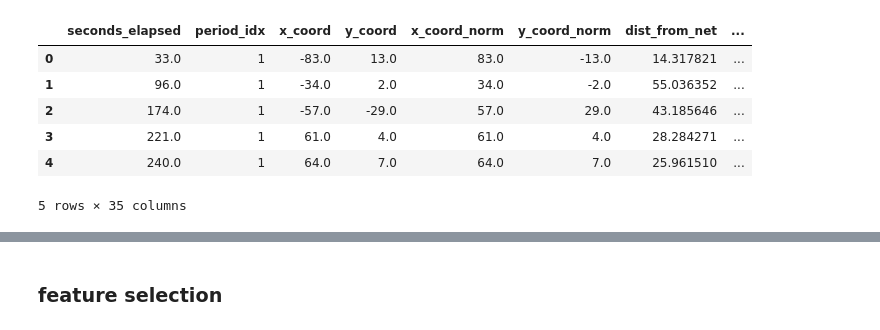
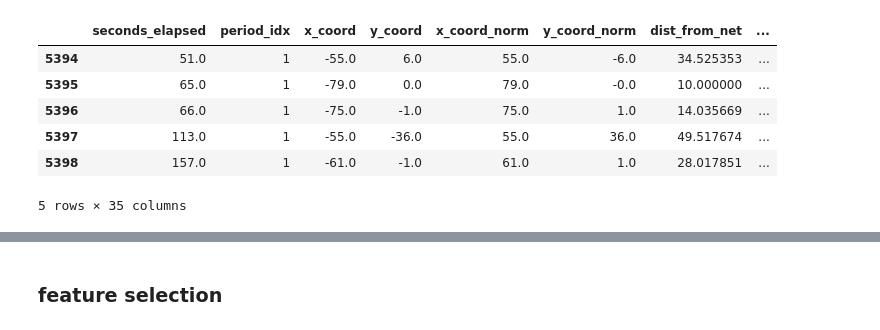
Before and after one commit to DS-IFT6750-project-collaboration/Hockey-all-star-analytics, a Jupyter notebook: Question_6 advanced models.ipynb, the cells around one changed output, grey strips where cells are left out. Drawn from its saved outputs; the diff is of its cells as text; code cells hidden in the pictures.

```diff
--- a/Question_6 advanced models.ipynb
+++ b/Question_6 advanced models.ipynb
@@ -26,13 +27,14 @@ from sklearn.model_selection import RandomizedSearchCV
 import pickle
 # %%
 df = pd.read_csv("./data/processed/plays_2015-2020.csv", index_col=False)
+df, test_df = split_dataset(df)
 advanced_df = advanced_features(df)
 advanced_df.head()
 # %% [output]
 |  | seconds_elapsed | period_idx | x_coord | y_coord | x_coord_norm | y_coord_norm | dist_from_net | ... |
-| 0 | 33.0 | 1 | -83.0 | 13.0 | 83.0 | -13.0 | 14.317821 | ... |
-| 1 | 96.0 | 1 | -34.0 | 2.0 | 34.0 | -2.0 | 55.036352 | ... |
-| 2 | 174.0 | 1 | -57.0 | -29.0 | 57.0 | 29.0 | 43.185646 | ... |
-| 3 | 221.0 | 1 | 61.0 | 4.0 | 61.0 | 4.0 | 28.284271 | ... |
-| 4 | 240.0 | 1 | 64.0 | 7.0 | 64.0 | 7.0 | 25.961510 | ... |
+| 5394 | 51.0 | 1 | -55.0 | 6.0 | 55.0 | -6.0 | 34.525353 | ... |
+| 5395 | 65.0 | 1 | -79.0 | 0.0 | 79.0 | -0.0 | 10.000000 | ... |
+| 5396 | 66.0 | 1 | -75.0 | -1.0 | 75.0 | 1.0 | 14.035669 | ... |
+| 5397 | 113.0 | 1 | -55.0 | -36.0 | 55.0 | 36.0 | 49.517674 | ... |
+| 5398 | 157.0 | 1 | -61.0 | -1.0 | 61.0 | 1.0 | 28.017851 | ... |
 5 rows × 35 columns
```
Also changed, not shown: parts of 53 cells of this notebook, 5 other files.
